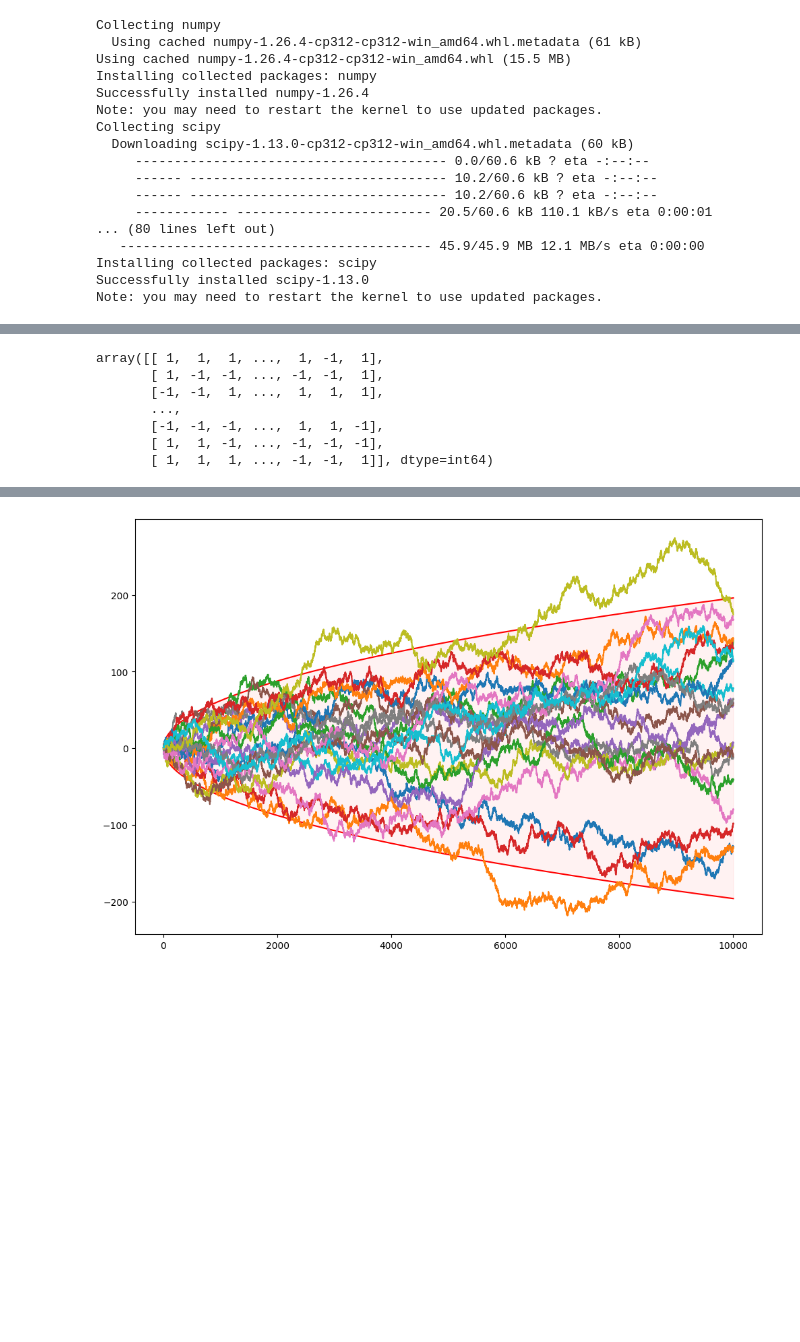
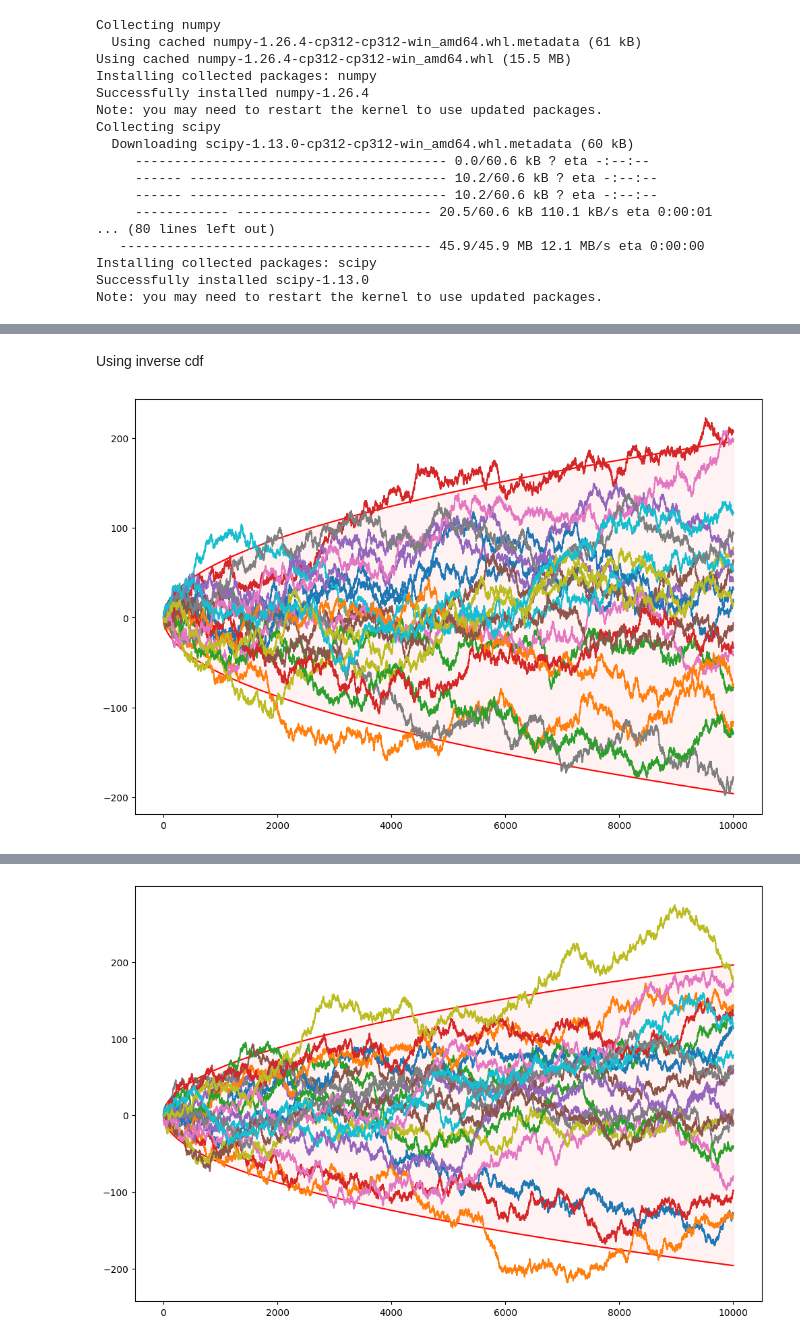
Before and after one commit to PutraAdam08/midterm-probstat, a Jupyter notebook: midterm.ipynb, the cells around one changed output, grey strips where cells are left out. Saved outputs shown, nothing was run; the diff lists cells and outputs as text; code cells hidden in the pictures; blank space fills up the shorter version.

```diff
--- a/midterm.ipynb
+++ b/midterm.ipynb
@@ -77,3 +136,36 @@ Bernoulli random samples generated using inverse transform sampling: [1, 0, 0, 0
+# %% [markdown]
+Using inverse cdf
+# %%
+import numpy as np
+
+N = 10000
+B = 20
+
+U = np.random.rand(B, N)
+
+def inverse_cdf(u):
+    return np.where(u <= 0.5, 1, -1)
+
+X = np.cumsum(inverse_cdf(U), axis=1)
+# %%
+import matplotlib.pyplot as plt
+%matplotlib inline
+
+plt.figure(figsize=(12, 8))
+
+nn = np.arange(1, N + 1)
+
+z = norm.ppf(0.975)
+plt.plot(nn, z * np.sqrt(nn), color='red')
+plt.plot(nn, -z * np.sqrt(nn), color='red')
+plt.fill_between(nn, z * np.sqrt(nn), -z * np.sqrt(nn), color='red', alpha=0.05)
+
+for b in range(B):
+    plt.plot(nn, X[b])
+
+plt.show()
+# %% [output]
+[figure, added]
 # %%
 import numpy as np
 from scipy.stats import norm, bernoulli
@@ -83,13 +175,3 @@ B = 20
 
 Y = 2 * bernoulli.rvs(p=1/2, loc=0, size=(B, N), random_state=0) - 1
 X = np.cumsum(Y, axis=1)
-# %%
-Y
-# %% [output]
-array([[ 1,  1,  1, ...,  1, -1,  1],
-       [ 1, -1, -1, ..., -1, -1,  1],
-       [-1, -1,  1, ...,  1,  1,  1],
-       ...,
-       [-1, -1, -1, ...,  1,  1, -1],
-       [ 1,  1, -1, ..., -1, -1, -1],
-       [ 1,  1,  1, ..., -1, -1,  1]], dtype=int64)
```
Also changed, not shown: parts of 10 cells of this notebook.
